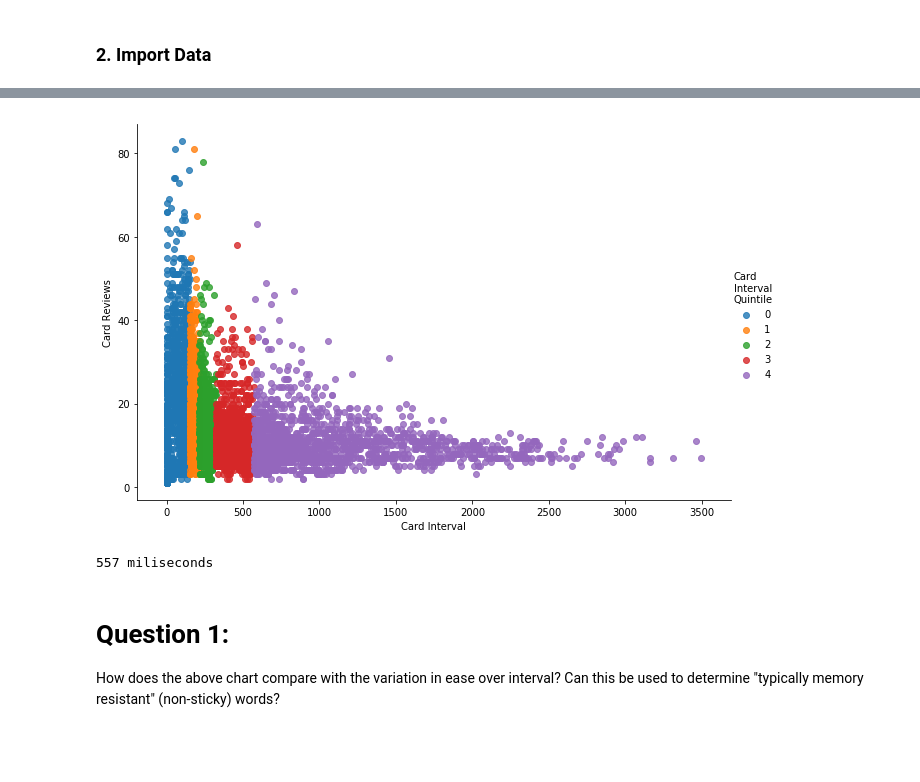
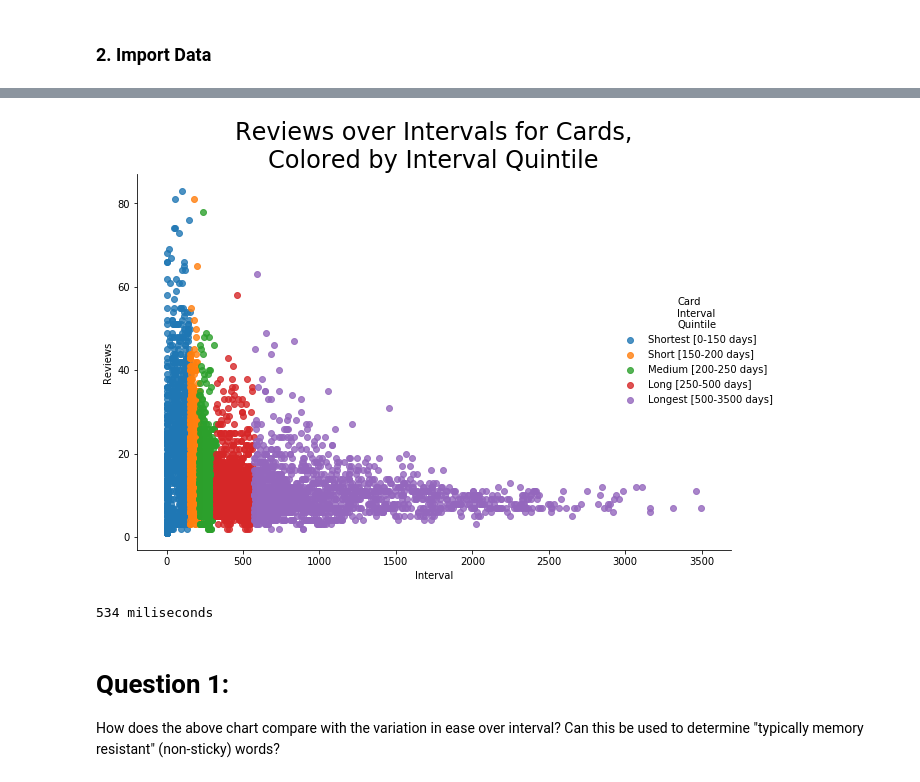
Before and after one commit to avidrucker/vocab-analysis, a Jupyter notebook: section_4_visualize_the_data.ipynb, the cells around one changed output, grey strips where cells are left out. Cells and saved outputs as stored; diff of their text form; code cells hidden in the pictures; blank space fills up the shorter version.

```diff
--- a/section_4_visualize_the_data.ipynb
+++ b/section_4_visualize_the_data.ipynb
@@ -107,26 +137,32 @@ time_it(stuff_1)
 # %%
 # graph 002
 # by comparing repetition count to memory interval,
 # we can assess the approx. "work" or "effort" done to remember a card
 def stuff_2():
     ax = sns.lmplot(x='ivl', y='reps', height=6, aspect=1.5, data=df_cards,
                     fit_reg=False, #remove regression line
                     hue='ivl_q',
                     legend_out = True
                    )
-    ax.set(xlabel='Card Interval', ylabel='Card Reviews')
+    ax.set(xlabel='Interval', ylabel='Reviews')
     new_title = 'Card\nInterval\nQuintile'
     ax._legend.set_title(new_title)
+
+    new_labels = ['Shortest [0-150 days]', 'Short [150-200 days]','Medium [200-250 days]','Long [250-500 days]','Longest [500-3500 days]']
+    for t, l in zip(ax._legend.texts, new_labels):
+        t.set_text(l)
+
+    plt.title('Reviews over Intervals for Cards,\nColored by Interval Quintile', fontsize=24)
     plt.show()
 
 time_it(stuff_2)
 
 # todo: rename ivl to "How Long The Word Will Last in Memory in Days"
 # todo: color code words here by (1) learning vector, (2) in terms of timedelta since first studied, and/or (3) by certain tags such as 'animal','verb' or 'commonword'
 # todo: (4) color code by word length
 # %% [output]
-[figure, old version]
+[figure, new version]
-557 miliseconds
+534 miliseconds
 # %% [markdown]
 # Question 1:
 
```
Also changed, not shown: parts of 28 cells of this notebook, 3 other files.
